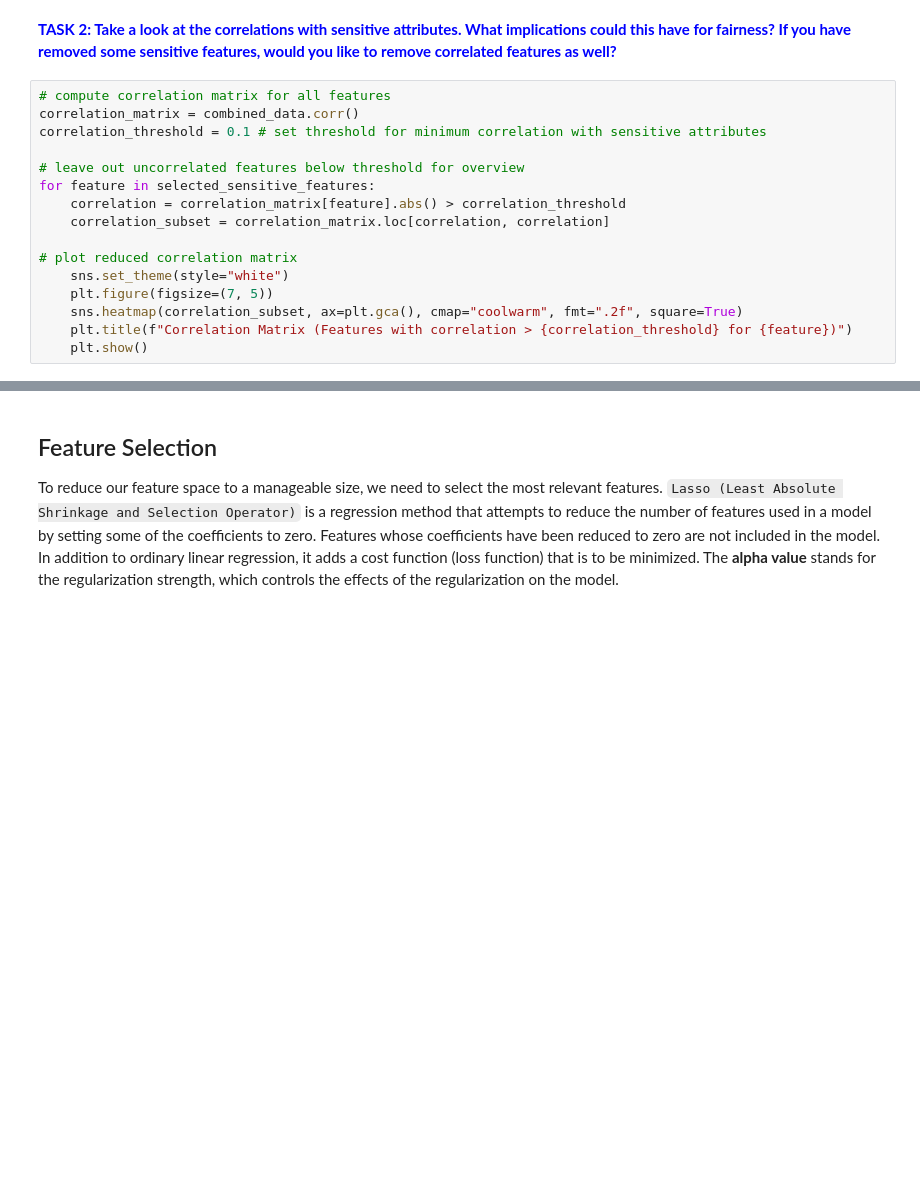
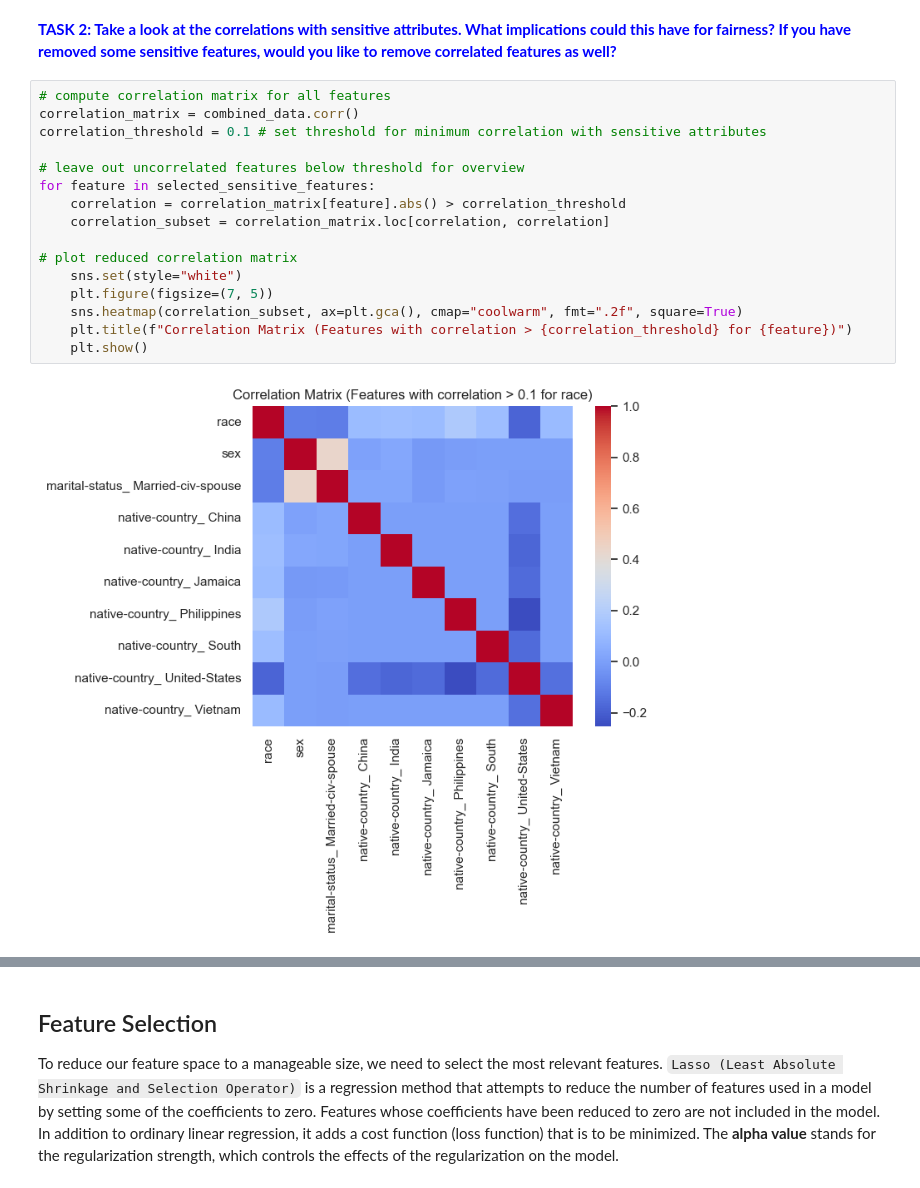
Before and after one commit to AI-for-Business/FairBank, a Jupyter notebook: FairBank.ipynb, the cells around one changed output, grey strips where cells are left out. Cells and saved outputs as stored; diff of their text form; blank space fills up the shorter version.

```diff
--- a/FairBank.ipynb
+++ b/FairBank.ipynb
@@ -198,16 +271,18 @@ Notes:
 # %%
 # compute correlation matrix for all features
 correlation_matrix = combined_data.corr()
 correlation_threshold = 0.1 # set threshold for minimum correlation with sensitive attributes
 
 # leave out uncorrelated features below threshold for overview
 for feature in selected_sensitive_features:
     correlation = correlation_matrix[feature].abs() > correlation_threshold
     correlation_subset = correlation_matrix.loc[correlation, correlation]
 
 # plot reduced correlation matrix
-    sns.set_theme(style="white")
+    sns.set(style="white")
     plt.figure(figsize=(7, 5))
     sns.heatmap(correlation_subset, ax=plt.gca(), cmap="coolwarm", fmt=".2f", square=True)
     plt.title(f"Correlation Matrix (Features with correlation > {correlation_threshold} for {feature})")
     plt.show()
+# %% [output]
+[figure, added]
```
Also changed, not shown: parts of 16 cells of this notebook.
